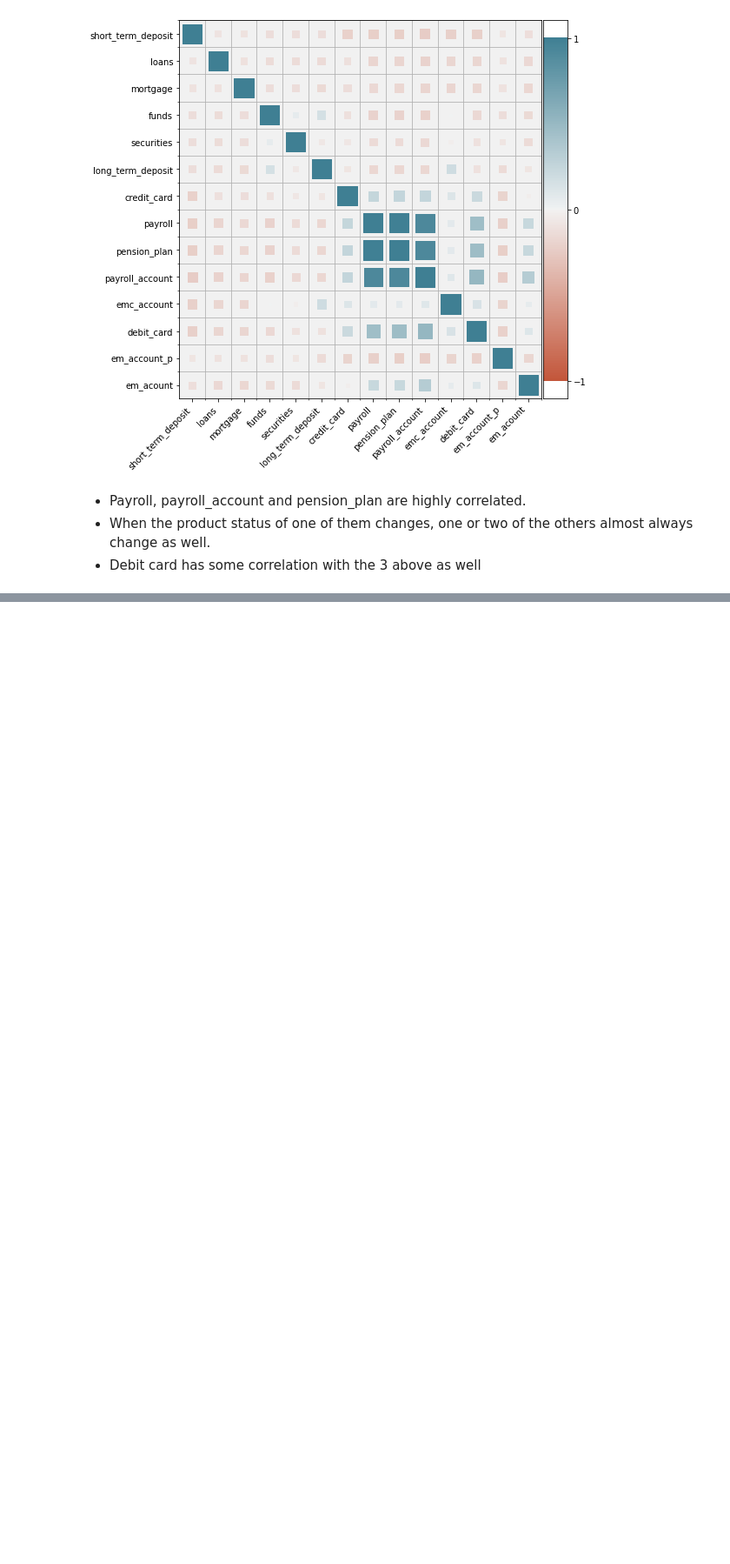
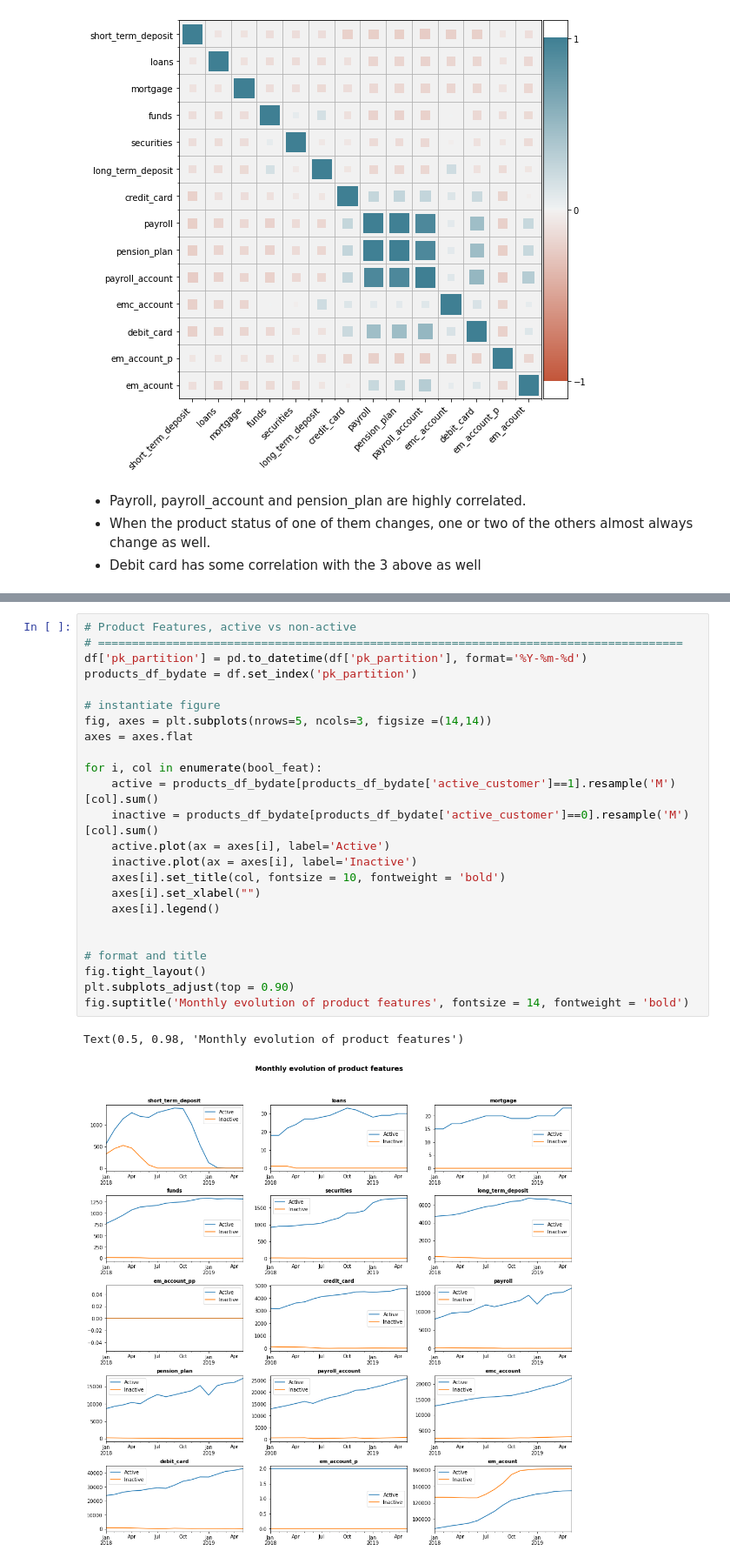
Before and after one commit to aggarcia1996/final_project_adjt, a Jupyter notebook: 01_Analysis_v1.ipynb, the cells around one changed output, grey strips where cells are left out. Shown at 87% size. Drawn from its saved outputs; the diff is of its cells as text; blank space fills up the shorter version.

```diff
--- a/01_Analysis_v1.ipynb
+++ b/01_Analysis_v1.ipynb
@@ -1145,0 +1172,27 @@ sns.heatmap(correlation,
+# %%
+# Product Features, active vs non-active
+# ======================================================================================
+df['pk_partition'] = pd.to_datetime(df['pk_partition'], format='%Y-%m-%d')
+products_df_bydate = df.set_index('pk_partition')
+
+# instantiate figure
+fig, axes = plt.subplots(nrows=5, ncols=3, figsize =(14,14))
+axes = axes.flat
+
+for i, col in enumerate(bool_feat):
+    active = products_df_bydate[products_df_bydate['active_customer']==1].resample('M')[col].sum()
+    inactive = products_df_bydate[products_df_bydate['active_customer']==0].resample('M')[col].sum()
+    active.plot(ax = axes[i], label='Active')
+    inactive.plot(ax = axes[i], label='Inactive')
+    axes[i].set_title(col, fontsize = 10, fontweight = 'bold')
+    axes[i].set_xlabel("")
+    axes[i].legend()
+
+
+# format and title
+fig.tight_layout()
+plt.subplots_adjust(top = 0.90)
+fig.suptitle('Monthly evolution of product features', fontsize = 14, fontweight = 'bold')
+# %% [output]
+Text(0.5, 0.98, 'Monthly evolution of product features')
+[figure, added]
```
Also changed, not shown: parts of 32 cells of this notebook.
